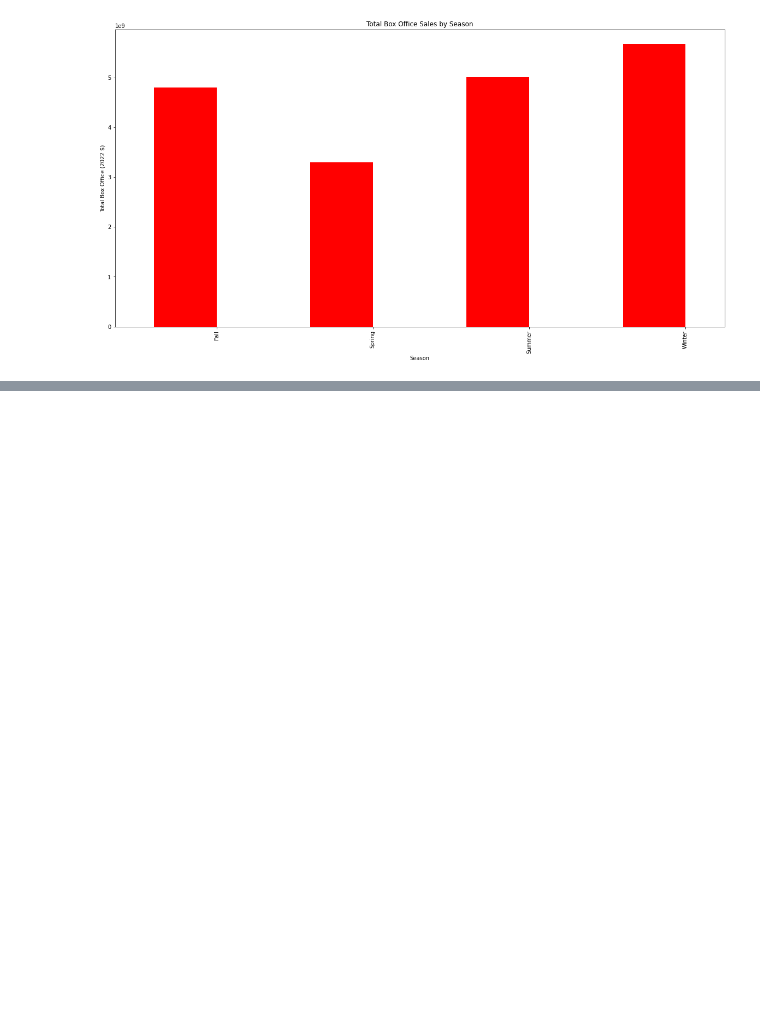
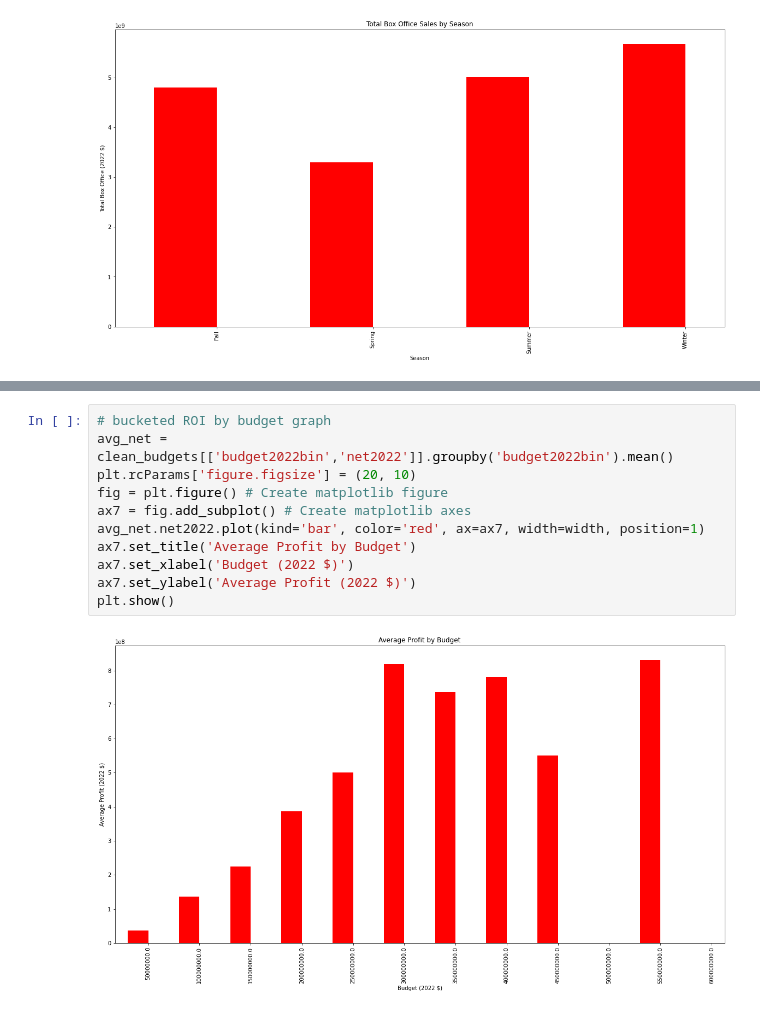
Before and after one commit to steve-gomes/dsc-phase-1-project-v2-4, a Jupyter notebook: student.ipynb, the cells around one changed output, grey strips where cells are left out. Saved outputs shown, nothing was run; the diff lists cells and outputs as text; blank space fills up the shorter version.

```diff
--- a/student.ipynb
+++ b/student.ipynb
@@ -229,0 +393,13 @@ plt.show()
+# %%
+# bucketed ROI by budget graph
+avg_net = clean_budgets[['budget2022bin','net2022']].groupby('budget2022bin').mean()
+plt.rcParams['figure.figsize'] = (20, 10)
+fig = plt.figure() # Create matplotlib figure
+ax7 = fig.add_subplot() # Create matplotlib axes
+avg_net.net2022.plot(kind='bar', color='red', ax=ax7, width=width, position=1)
+ax7.set_title('Average Profit by Budget')
+ax7.set_xlabel('Budget (2022 $)')
+ax7.set_ylabel('Average Profit (2022 $)')
+plt.show()
+# %% [output]
+[figure, added]
```
Also changed, not shown: parts of 21 cells of this notebook.
